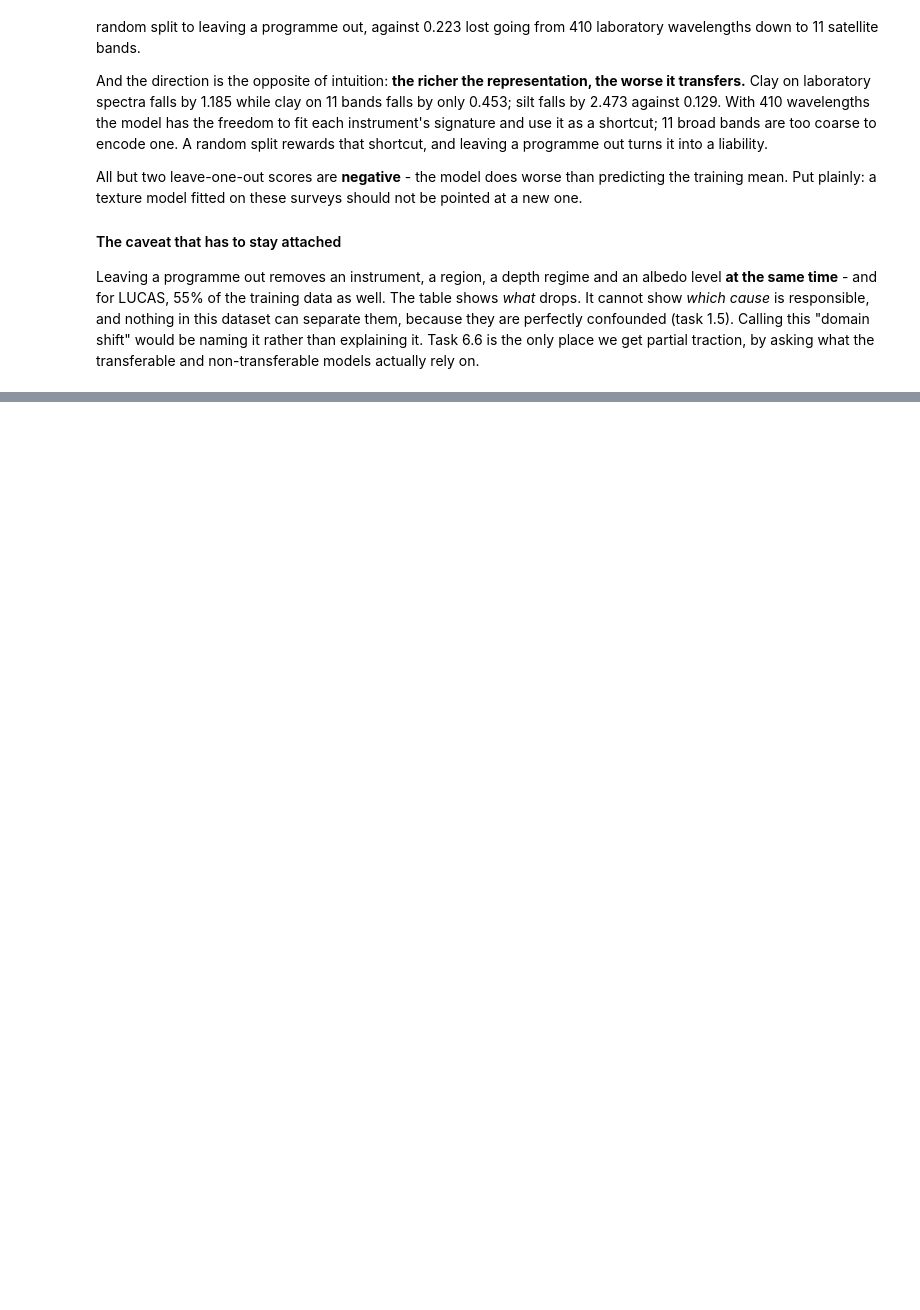
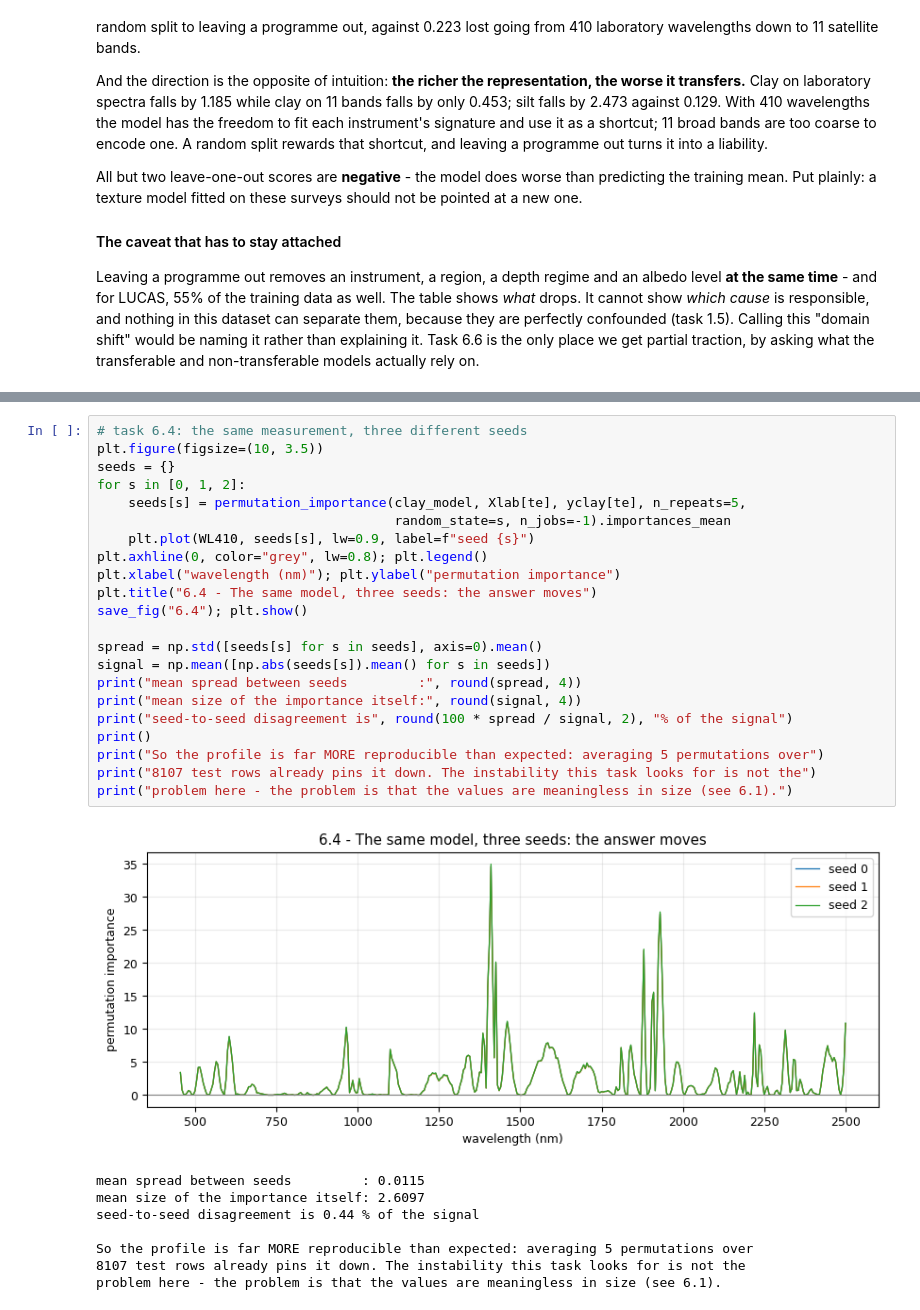
Before and after one commit to Abdelmalek05/soil-texture-from-spectra, a Jupyter notebook: soil_texture_lab.ipynb, the cells around one changed output, grey strips where cells are left out. Cells and saved outputs as stored; diff of their text form; blank space fills up the shorter version.

```diff
--- a/soil_texture_lab.ipynb
+++ b/soil_texture_lab.ipynb
@@ -939,0 +1033,31 @@ traction, by asking what the transferable and non-transferable models actually r
+# %%
+# task 6.4: the same measurement, three different seeds
+plt.figure(figsize=(10, 3.5))
+seeds = {}
+for s in [0, 1, 2]:
+    seeds[s] = permutation_importance(clay_model, Xlab[te], yclay[te], n_repeats=5,
+                                      random_state=s, n_jobs=-1).importances_mean
+    plt.plot(WL410, seeds[s], lw=0.9, label=f"seed {s}")
+plt.axhline(0, color="grey", lw=0.8); plt.legend()
+plt.xlabel("wavelength (nm)"); plt.ylabel("permutation importance")
+plt.title("6.4 - The same model, three seeds: the answer moves")
+save_fig("6.4"); plt.show()
+
+spread = np.std([seeds[s] for s in seeds], axis=0).mean()
+signal = np.mean([np.abs(seeds[s]).mean() for s in seeds])
+print("mean spread between seeds         :", round(spread, 4))
+print("mean size of the importance itself:", round(signal, 4))
+print("seed-to-seed disagreement is", round(100 * spread / signal, 2), "% of the signal")
+print()
+print("So the profile is far MORE reproducible than expected: averaging 5 permutations over")
+print("8107 test rows already pins it down. The instability this task looks for is not the")
+print("problem here - the problem is that the values are meaningless in size (see 6.1).")
+# %% [output]
+[figure, added]
+mean spread between seeds         : 0.0115
+mean size of the importance itself: 2.6097
+seed-to-seed disagreement is 0.44 % of the signal
+
+So the profile is far MORE reproducible than expected: averaging 5 permutations over
+8107 test rows already pins it down. The instability this task looks for is not the
+problem here - the problem is that the values are meaningless in size (see 6.1).
```
Also changed, not shown: parts of 8 cells of this notebook, 6 other files.
